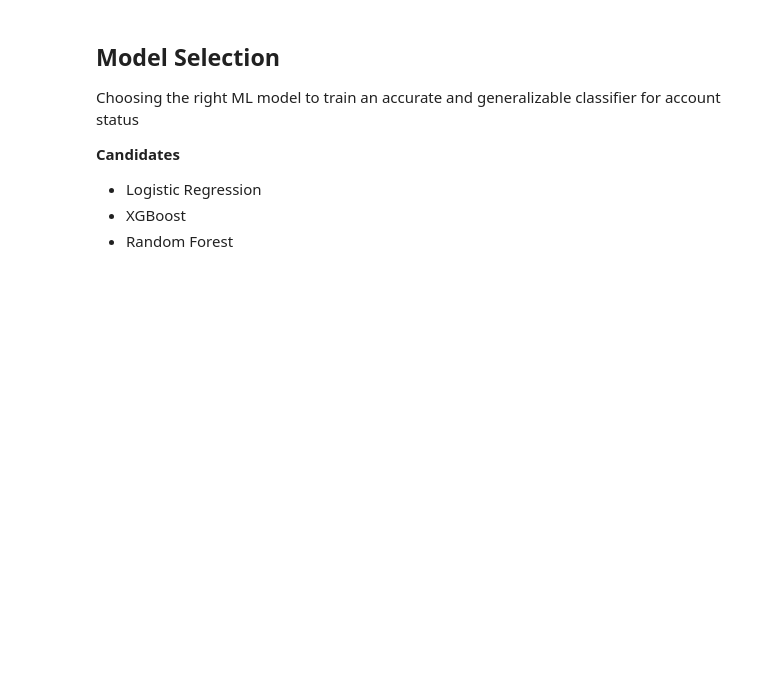
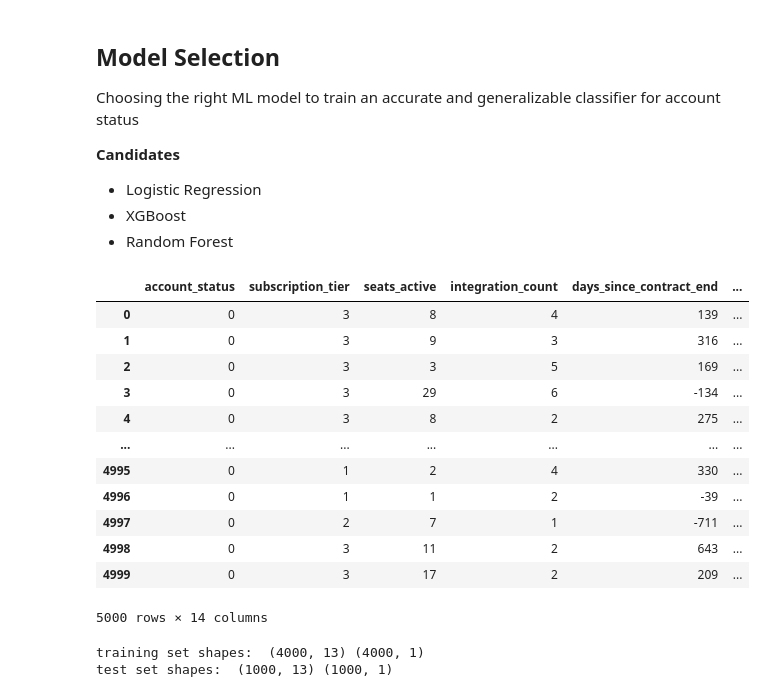
Before and after one commit to vidyut-veedgav/chainguard-analytics, a Jupyter notebook: notebooks/eda.ipynb, the cells around one changed output. Saved outputs shown, nothing was run; the diff lists cells and outputs as text; code cells hidden in the pictures; blank space fills up the shorter version.

```diff
--- a/notebooks/eda.ipynb
+++ b/notebooks/eda.ipynb
@@ -1650,3 +1650,43 @@ Choosing the right ML model to train an accurate and generalizable classifier fo
 - Logistic Regression
 - XGBoost
 - Random Forest
+# %%
+# Examining shape of feature set
+
+feature_df
+# %% [output]
+|  | account_status | subscription_tier | seats_active | integration_count | days_since_contract_end | ... |
+| 0 | 0 | 3 | 8 | 4 | 139 | ... |
+| 1 | 0 | 3 | 9 | 3 | 316 | ... |
+| 2 | 0 | 3 | 3 | 5 | 169 | ... |
+| 3 | 0 | 3 | 29 | 6 | -134 | ... |
+| 4 | 0 | 3 | 8 | 2 | 275 | ... |
+| ... | ... | ... | ... | ... | ... | ... |
+| 4995 | 0 | 1 | 2 | 4 | 330 | ... |
+| 4996 | 0 | 1 | 1 | 2 | -39 | ... |
+| 4997 | 0 | 2 | 7 | 1 | -711 | ... |
+| 4998 | 0 | 3 | 11 | 2 | 643 | ... |
+| 4999 | 0 | 3 | 17 | 2 | 209 | ... |
+5000 rows × 14 columns
+# %%
+# train / test split
+
+from sklearn.model_selection import train_test_split
+
+target = ['account_status']
+
+X = feature_df.drop(columns=target)
+y = feature_df[target]
+
+X_train, X_test, y_train, y_test = train_test_split(
+    X, y,
+    test_size=0.2,
+    stratify=y,    # Maintains ratio of positive and negative target labels
+    random_state=1 # Reproducability
+)
+
+print("training set shapes: ", X_train.shape, y_train.shape)
+print("test set shapes: ", X_test.shape, y_test.shape)
+# %% [output]
+training set shapes:  (4000, 13) (4000, 1)
+test set shapes:  (1000, 13) (1000, 1)
```
Also changed, not shown: parts of 5 cells of this notebook, 2 other files.
